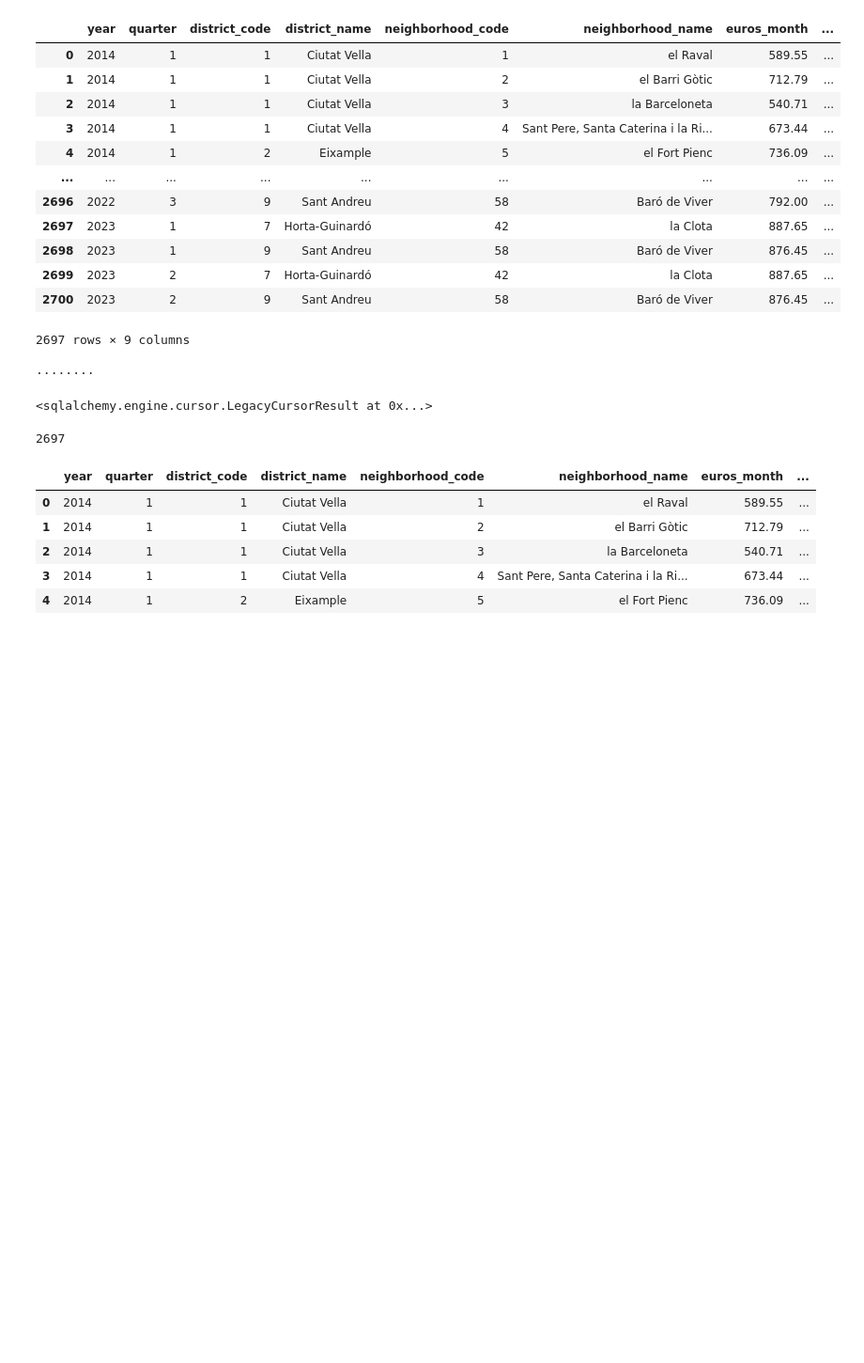
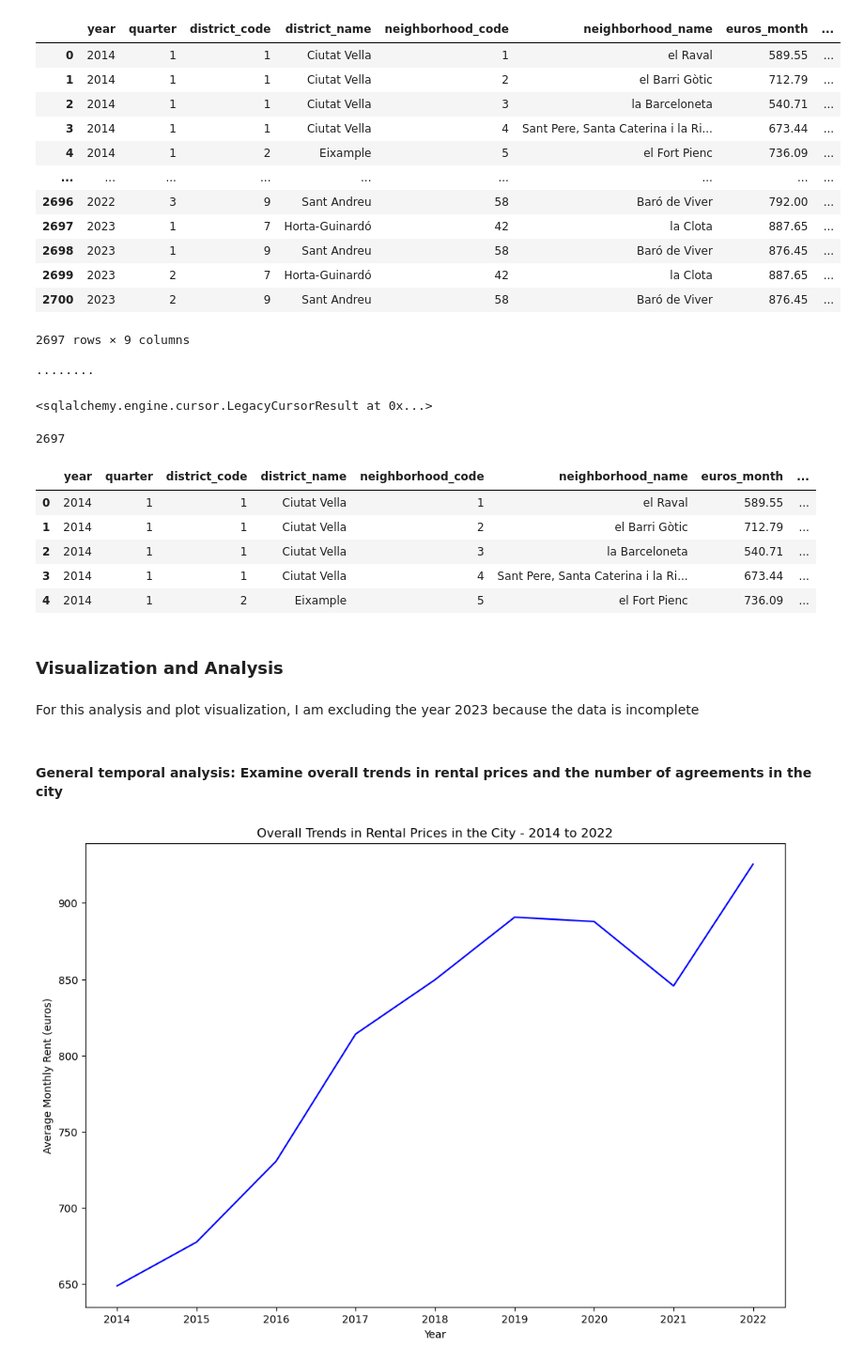
Before and after one commit to laiagomezmessia/RentalPricesBCN_MidProject, a Jupyter notebook: MidProject_RentalPrices_BCN.ipynb, the cells around one changed output. Shown at 94% size. Drawn from its saved outputs; the diff is of its cells as text; code cells hidden in the pictures; blank space fills up the shorter version.

Commit message:
Improving visualization

```diff
--- a/MidProject_RentalPrices_BCN.ipynb
+++ b/MidProject_RentalPrices_BCN.ipynb
@@ -2088,3 +2088,25 @@ data.head(5)
 | 2 | 2014 | 1 | 1 | Ciutat Vella | 3 | la Barceloneta | 540.71 | ... |
 | 3 | 2014 | 1 | 1 | Ciutat Vella | 4 | Sant Pere, Santa Caterina i la Ri... | 673.44 | ... |
 | 4 | 2014 | 1 | 2 | Eixample | 5 | el Fort Pienc | 736.09 | ... |
+# %% [markdown]
+### Visualization and Analysis
+# %% [markdown]
+For this analysis and plot visualization, I am excluding the year 2023 because the data is incomplete
+# %% [markdown]
+#### General temporal analysis: Examine overall trends in rental prices and the number of agreements in the city
+# %%
+# Filter data for the years 2014 to 2022
+data_filtered = data[(data['year'] >= 2014) & (data['year'] <= 2022)]
+# %%
+# Calculate the city average trend euro/month
+city_average_trend = data_filtered.groupby('year')['euros_month'].mean().reset_index()
+
+plt.figure(figsize=(12, 8))
+sns.lineplot(x='year', y='euros_month', data=city_average_trend, color='blue')
+
+plt.title('Overall Trends in Rental Prices in the City - 2014 to 2022')
+plt.xlabel('Year')
+plt.ylabel('Average Monthly Rent (euros)')
+plt.show()
+# %% [output]
+[figure, added]
```
Also changed, not shown: parts of 65 cells of this notebook, 1 other file.
